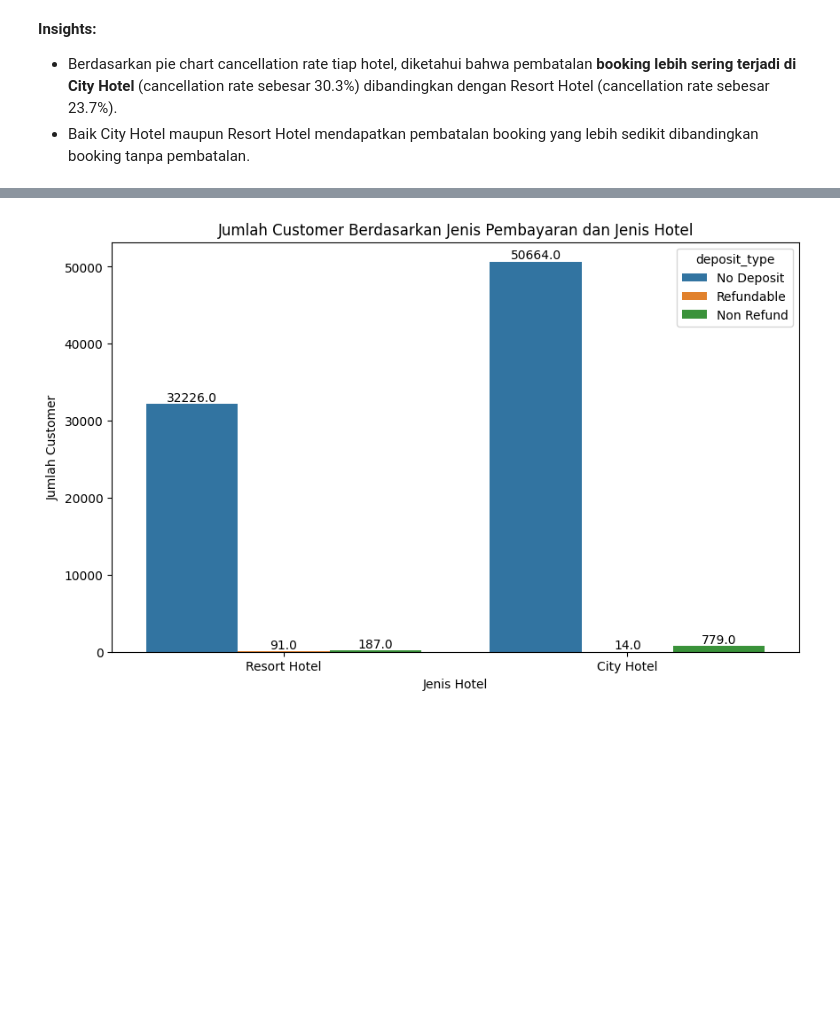
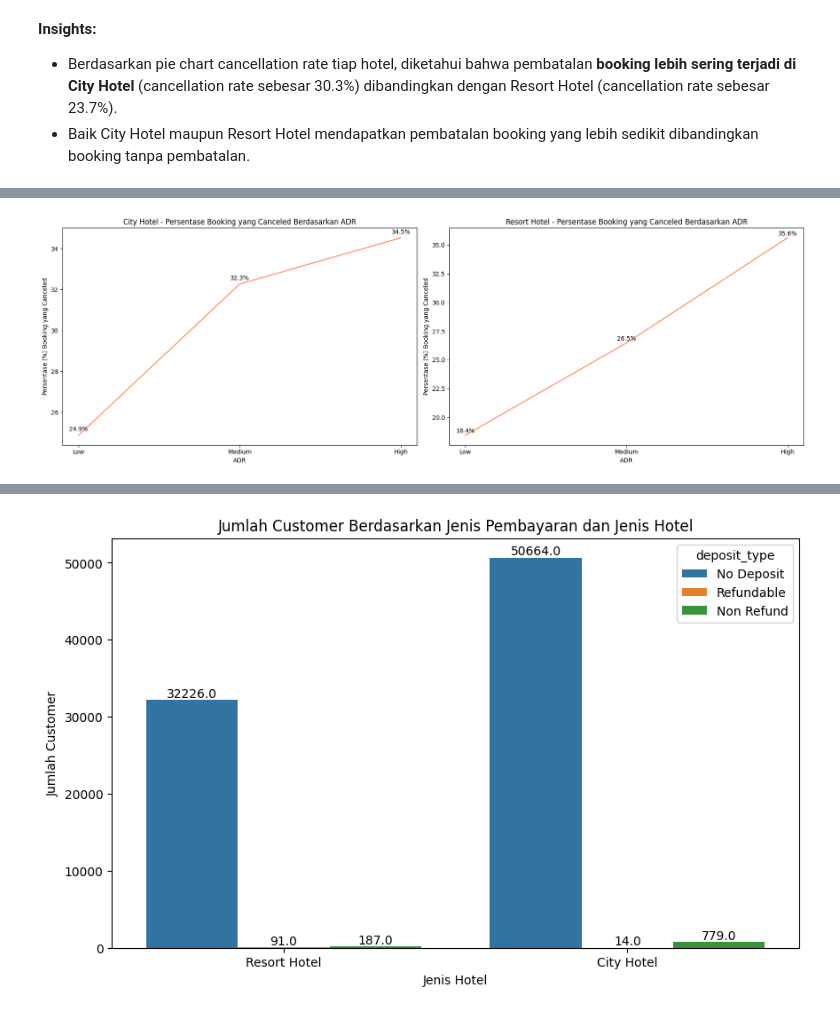
Before and after one commit to zanputra/FinProDelta, a Jupyter notebook: FINPRO_Delta_Team - 19 august.ipynb, the cells around one changed output, grey strips where cells are left out. Drawn from its saved outputs; the diff is of its cells as text; code cells hidden in the pictures; blank space fills up the shorter version.

```diff
--- a/FINPRO_Delta_Team - 19 august.ipynb
+++ b/FINPRO_Delta_Team - 19 august.ipynb
@@ -916,0 +934,52 @@ plt.show()
+# %%
+df['adr_cat'] = np.where(df['adr'] < 90, 'Low',
+                        np.where(df['adr'] < 150, 'Medium', 'High'))
+# %%
+# Menentukan urutan level
+order_adr = ['Low', 'Medium', 'High']
+
+# Melakukan grouping berdasarkan 'adr_cat'
+df['adr_cat'] = pd.Categorical(df['adr_cat'], categories=order_adr, ordered=True)
+
+grouped_adr = df.groupby(['adr_cat', 'hotel', 'is_canceled']).size().unstack('is_canceled')
+grouped_adr_sorted = grouped_adr.sort_index(ascending=True)
+# %%
+# Persentase untuk masing-masing kategori
+grouped_adr_sorted_percentage = grouped_adr_sorted.div(grouped_adr_sorted.sum(axis=1), axis=0) * 100
+
+# Filter data berdasarkan 'Canceled' (1) dan jenis hotel ('City Hotel' dan 'Resort Hotel')
+canceledadr_percentage_city = grouped_adr_sorted_percentage.xs('City Hotel', level='hotel')[1]  # Untuk City Hotel
+canceledadr_percentage_resort = grouped_adr_sorted_percentage.xs('Resort Hotel', level='hotel')[1]  # Untuk Resort Hotel
+
+# Visualisasi
+fig, ax = plt.subplots(1, 2, figsize=(18, 6))
+
+# Plotting City Hotel
+canceledadr_percentage_city.plot(kind='line', color='coral', ax=ax[0])
+ax[0].set_ylabel('Persentase (%) Booking yang Canceled')
+ax[0].set_xlabel('ADR')
+ax[0].set_title('City Hotel - Persentase Booking yang Canceled Berdasarkan ADR')
+ax[0].set_xticks(range(len(canceledadr_percentage_city.index)))
+ax[0].set_xticklabels(canceledadr_percentage_city.index)
+
+for x, y in zip(canceledadr_percentage_city.index, canceledadr_percentage_city):
+    if y > 0:
+        ax[0].text(canceledadr_percentage_city.index.get_loc(x), y + 0.2, f'{y:.1f}%', ha='center')
+
+# Plotting Resort Hotel
+canceledadr_percentage_resort.plot(kind='line', color='coral', ax=ax[1])
+ax[1].set_ylabel('Persentase (%) Booking yang Canceled')
+ax[1].set_xlabel('ADR')
+ax[1].set_title('Resort Hotel - Persentase Booking yang Canceled Berdasarkan ADR')
+ax[1].set_xticks(range(len(canceledadr_percentage_resort.index)))
+ax[1].set_xticklabels(canceledadr_percentage_resort.index)
+
+for x, y in zip(canceledadr_percentage_resort.index, canceledadr_percentage_resort):
+    if y > 0:
+        ax[1].text(canceledadr_percentage_resort.index.get_loc(x), y + 0.2, f'{y:.1f}%', ha='center')
+
+# Menampilkan plot
+plt.tight_layout()
+plt.show()
+# %% [output]
+[figure, added]
```
Also changed, not shown: parts of 11 cells of this notebook.
